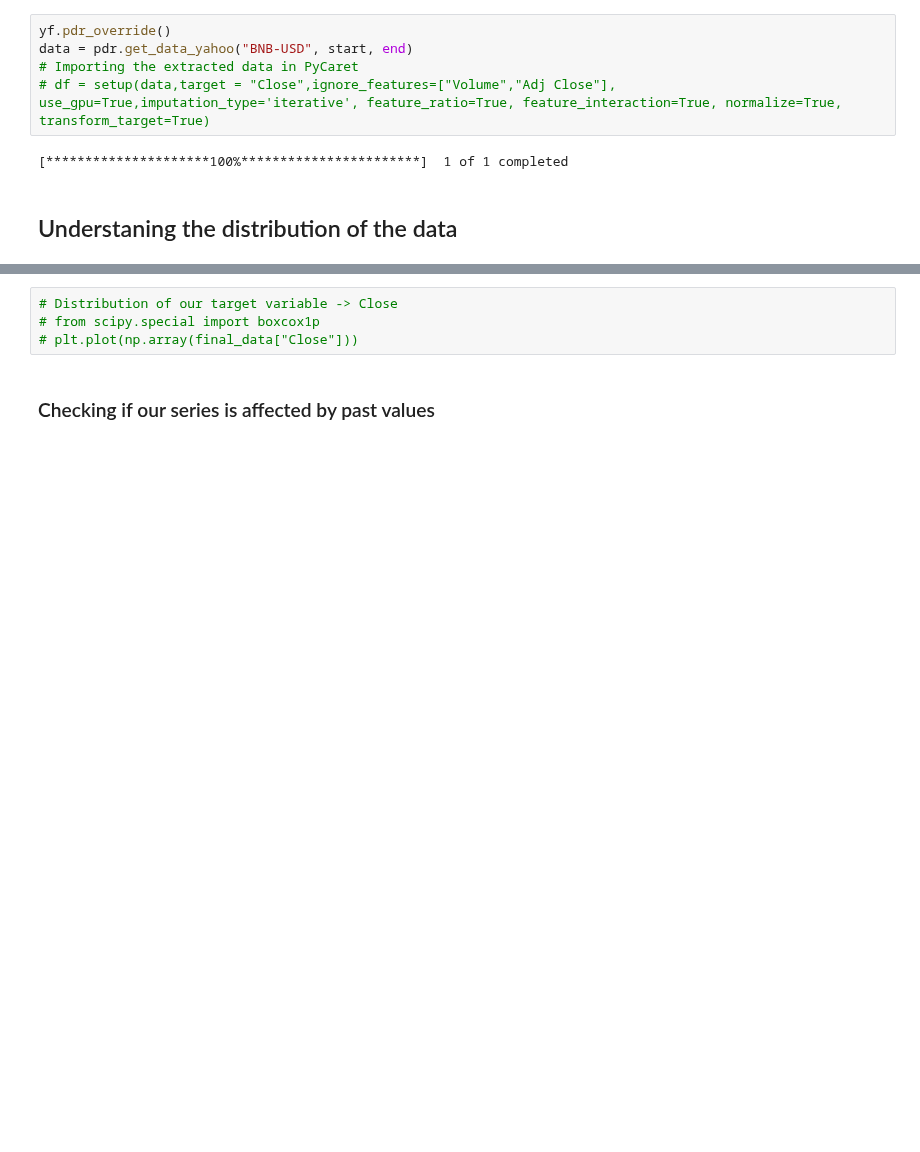
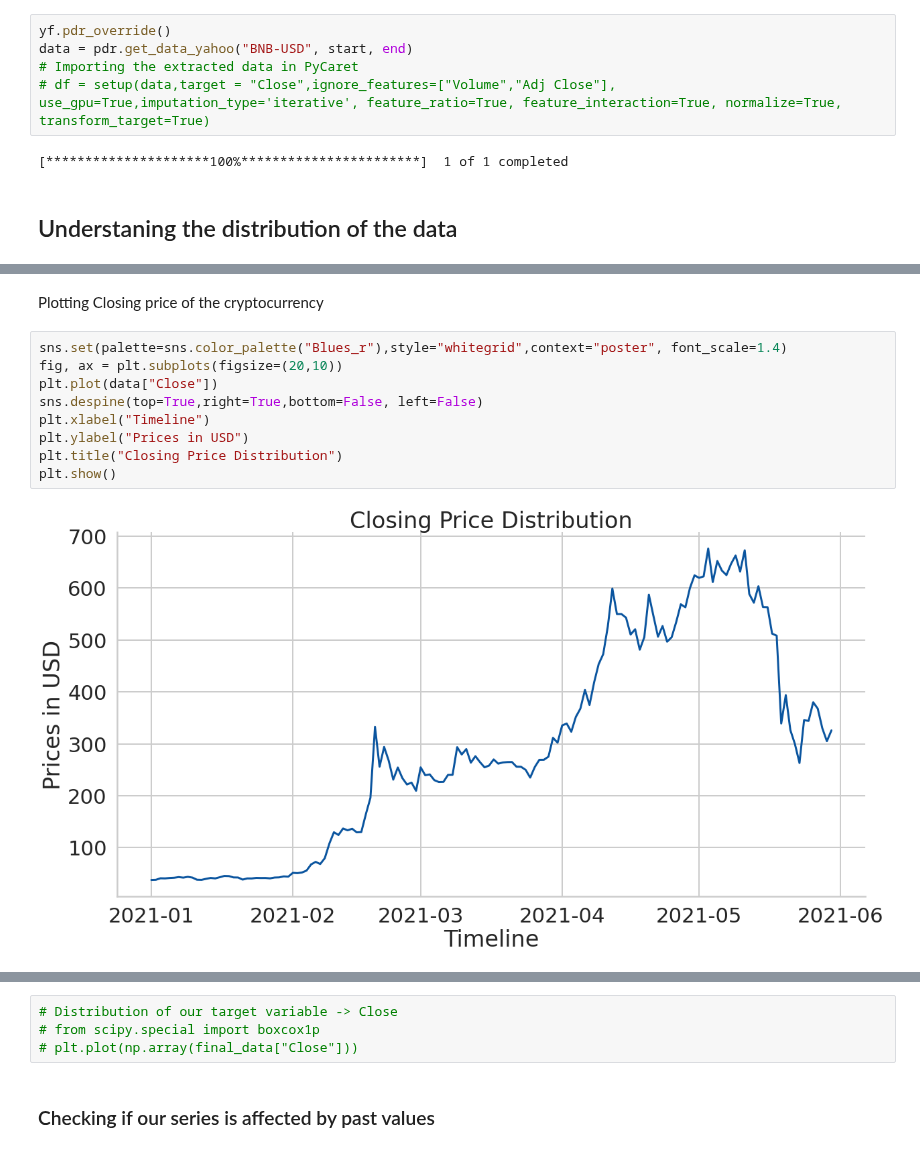
Before and after one commit to akhil14shukla/Crypto-Prediction, a Jupyter notebook: main_LSTM.ipynb, the cells around one changed output, grey strips where cells are left out. Cells and saved outputs as stored; diff of their text form; blank space fills up the shorter version.

```diff
--- a/main_LSTM.ipynb
+++ b/main_LSTM.ipynb
@@ -78,0 +98,13 @@ data = pdr.get_data_yahoo("BNB-USD", start, end)
+# %% [markdown]
+Plotting Closing price of the cryptocurrency
+# %%
+sns.set(palette=sns.color_palette("Blues_r"),style="whitegrid",context="poster", font_scale=1.4)
+fig, ax = plt.subplots(figsize=(20,10))
+plt.plot(data["Close"])
+sns.despine(top=True,right=True,bottom=False, left=False)
+plt.xlabel("Timeline")
+plt.ylabel("Prices in USD")
+plt.title("Closing Price Distribution")
+plt.show()
+# %% [output]
+[figure, added]
```
Also changed, not shown: parts of 19 cells of this notebook.
